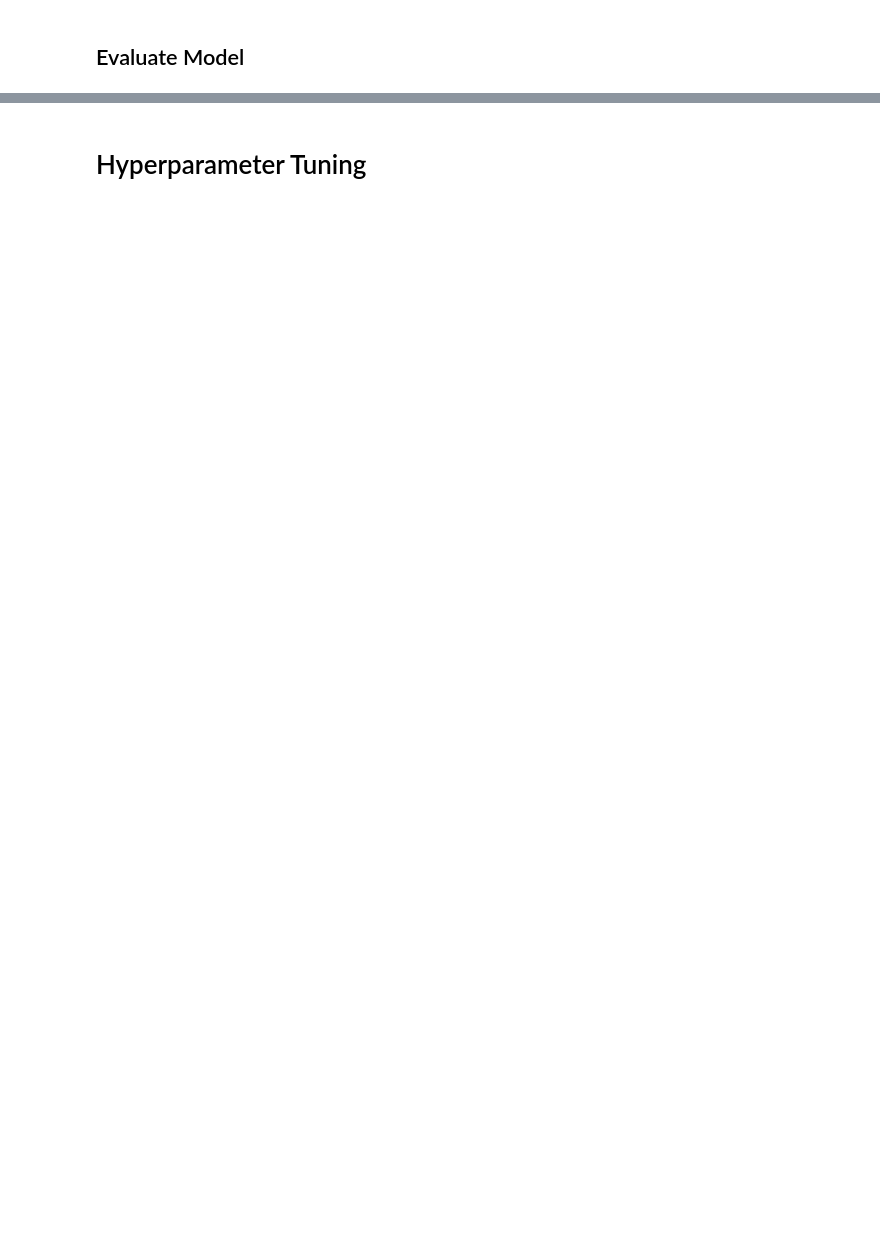
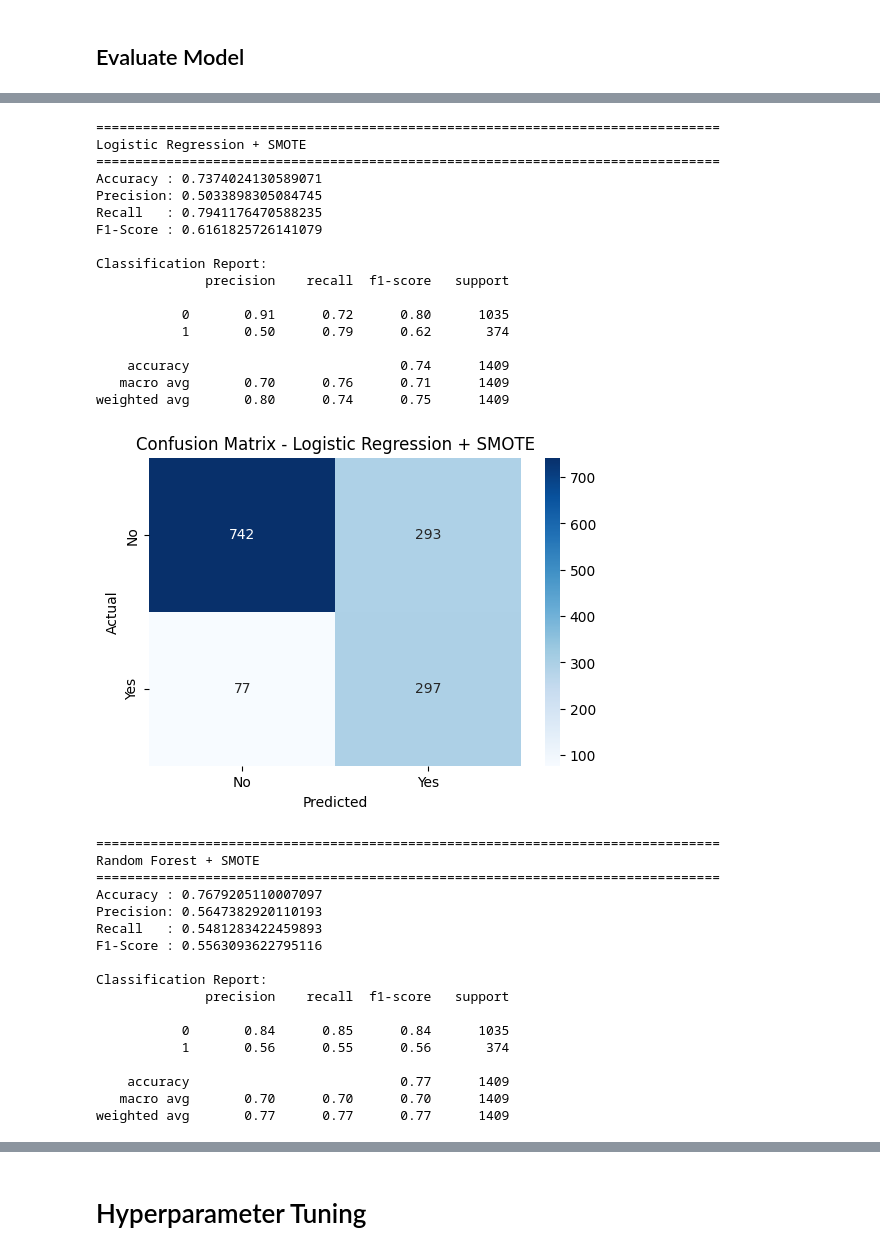
Before and after one commit to decoderr24/Telco-Churn-ML, a Jupyter notebook: telco-churn-prediction.ipynb, the cells around one changed output, grey strips where cells are left out. Drawn from its saved outputs; the diff is of its cells as text; code cells hidden in the pictures; blank space fills up the shorter version.

```diff
--- a/telco-churn-prediction.ipynb
+++ b/telco-churn-prediction.ipynb
@@ -491,0 +651,70 @@ Model: Voting Classifier (Preprocessed)
+# %%
+# Model evaluasi
+import matplotlib.pyplot as plt
+import seaborn as sns
+from sklearn.metrics import confusion_matrix, classification_report, accuracy_score, precision_score, recall_score, f1_score
+
+for name, m in models.items():
+    print("="*80)
+    print(name)
+    print("="*80)
+
+    m.fit(X_train, y_train)
+    y_pred = m.predict(X_test)
+
+    print("Accuracy :", accuracy_score(y_test, y_pred))
+    print("Precision:", precision_score(y_test, y_pred))
+    print("Recall   :", recall_score(y_test, y_pred))
+    print("F1-Score :", f1_score(y_test, y_pred))
+
+    print("\nClassification Report:")
+    print(classification_report(y_test, y_pred))
+
+# Confusion matrix
+    cm = confusion_matrix(y_test, y_pred)
+
+    plt.figure(figsize=(6,4))
+    sns.heatmap(cm, annot=True, fmt='d', cmap='Blues',
+                xticklabels=['No', 'Yes'],
+                yticklabels=['No', 'Yes'])
+    plt.title(f"Confusion Matrix - {name}")
+    plt.xlabel("Predicted")
+    plt.ylabel("Actual")
+    plt.show()
+    print("\n\n")
+# %% [output]
+================================================================================
+Logistic Regression + SMOTE
+================================================================================
+Accuracy : 0.7374024130589071
+Precision: 0.5033898305084745
+Recall   : 0.7941176470588235
+F1-Score : 0.6161825726141079
+
+Classification Report:
+              precision    recall  f1-score   support
+
+           0       0.91      0.72      0.80      1035
+           1       0.50      0.79      0.62       374
+
+    accuracy                           0.74      1409
+   macro avg       0.70      0.76      0.71      1409
+weighted avg       0.80      0.74      0.75      1409
+[figure, added]
+================================================================================
+Random Forest + SMOTE
+================================================================================
+Accuracy : 0.7679205110007097
+Precision: 0.5647382920110193
+Recall   : 0.5481283422459893
+F1-Score : 0.5563093622795116
+
+Classification Report:
+              precision    recall  f1-score   support
+
+           0       0.84      0.85      0.84      1035
+           1       0.56      0.55      0.56       374
+
+    accuracy                           0.77      1409
+   macro avg       0.70      0.70      0.70      1409
+weighted avg       0.77      0.77      0.77      1409
```
Also changed, not shown: parts of 55 cells of this notebook.
